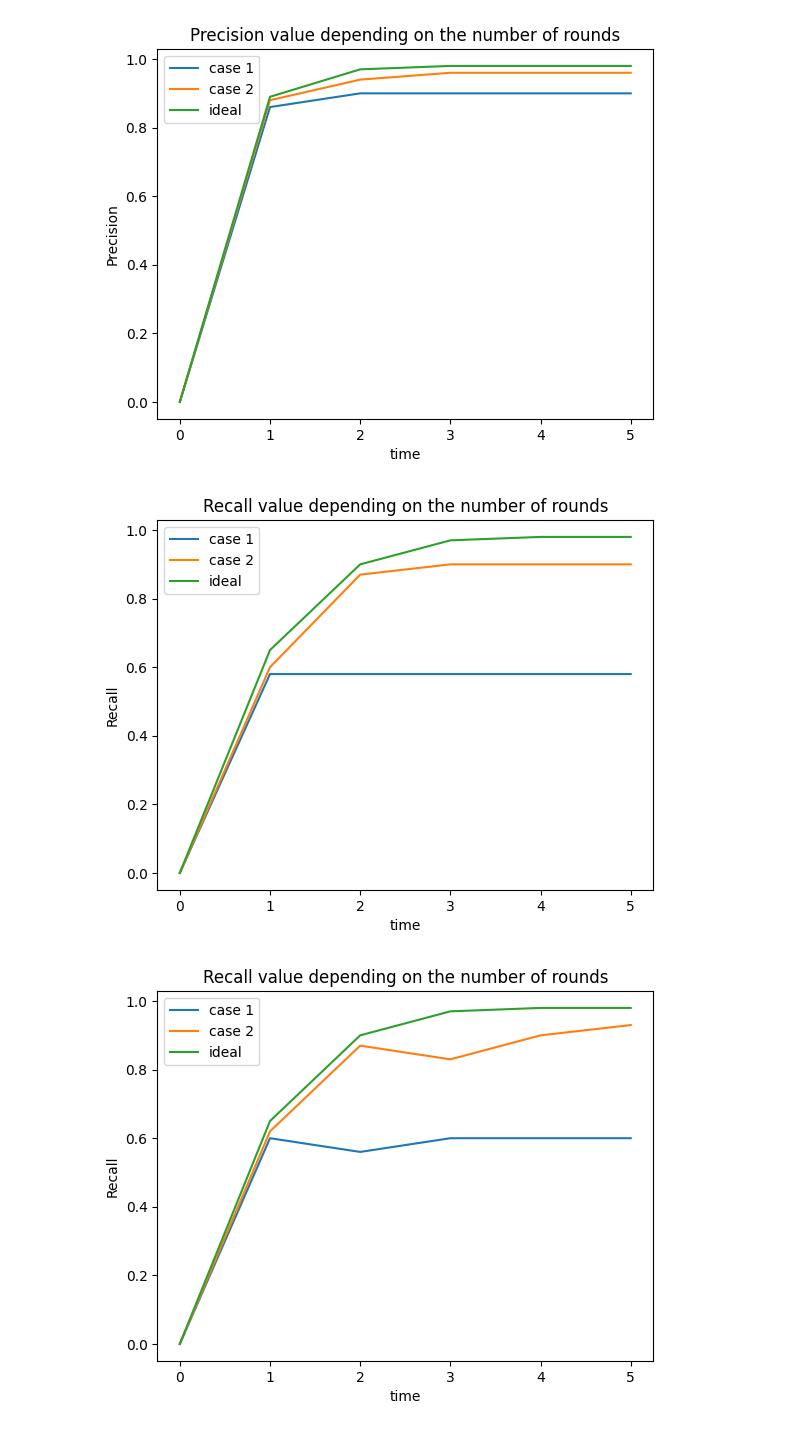
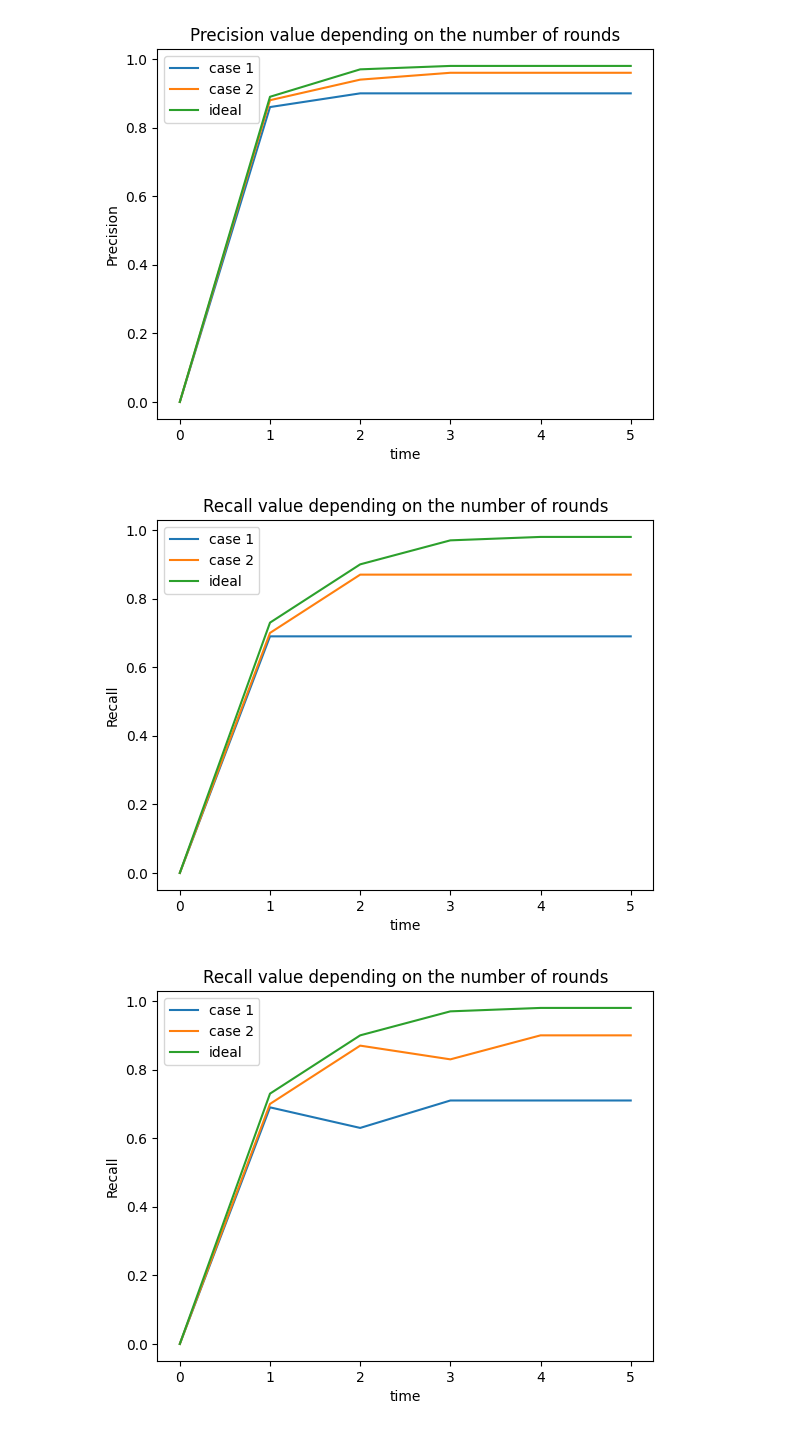
Before and after one commit to digesaremarco/NotebookGrafici, a Jupyter notebook: Grafici.ipynb, the cells around one changed output. Saved outputs shown, nothing was run; the diff lists cells and outputs as text; code cells hidden in the pictures.

```diff
--- a/Grafici.ipynb
+++ b/Grafici.ipynb
@@ -96,15 +96,15 @@ plot_3_curves(case1, case2, ideal, title, ylabel)
 # %%
 # Recall variation depending on the number of rounds
 title = 'Recall value depending on the number of rounds'
 ylabel = 'Recall'
-round1 = [0, 0.58, 0.58, 0.58, 0.58, 0.58]
-round2 = [0, 0.60, 0.87, 0.9, 0.9, 0.9]
-ideal = [0, 0.65, 0.9, 0.97, 0.98, 0.98]
+round1 = [0, 0.69, 0.69, 0.69, 0.69, 0.69]
+round2 = [0, 0.70, 0.87, 0.87, 0.87, 0.87]
+ideal = [0, 0.73, 0.9, 0.97, 0.98, 0.98]
 plot_3_curves(round1, round2, ideal, title, ylabel)
 
-case1 = [0, 0.60, 0.56, 0.60, 0.60, 0.60]
-case2 = [0, 0.62, 0.87, 0.83, 0.9, 0.93]
+case1 = [0, 0.69, 0.63, 0.71, 0.71, 0.71]
+case2 = [0, 0.70, 0.87, 0.83, 0.9, 0.9]
 plot_3_curves(case1, case2, ideal, title, ylabel)
 # %% [output]
-[figure, old version]
+[figure, new version]
-[figure, old version]
+[figure, new version]
```
